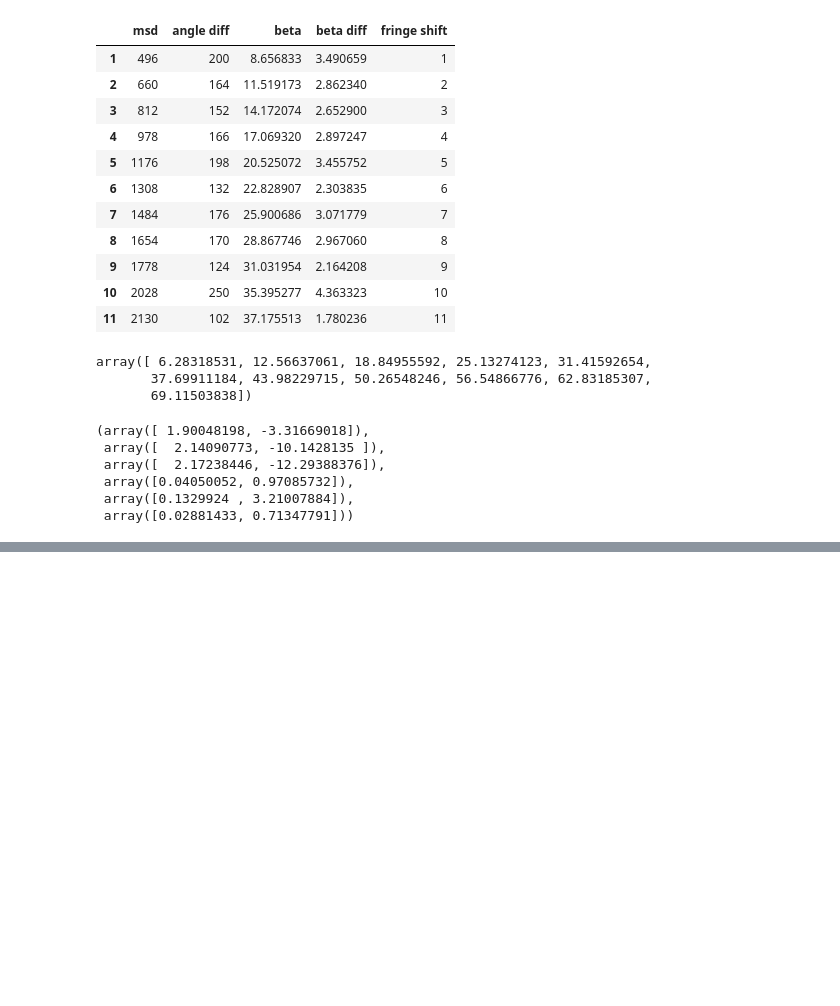
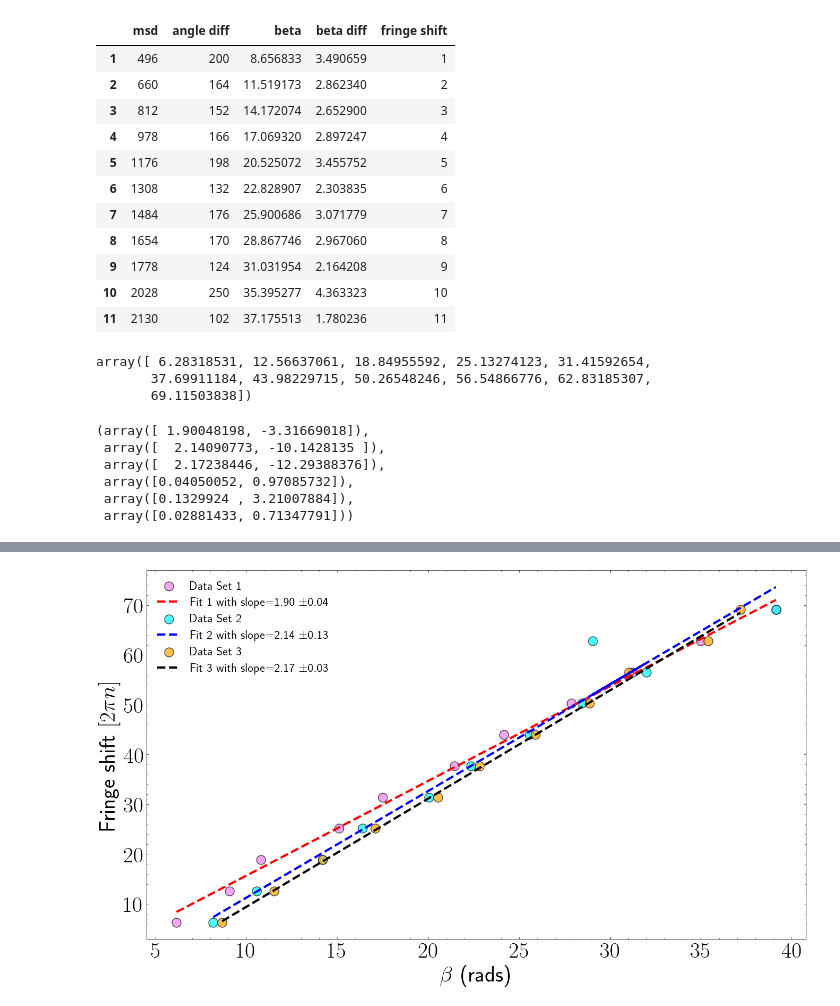
Before and after one commit to TheInvisibleFoe/IISER_notes, a Jupyter notebook: PH4201/GeoPhase/report/analysis.ipynb, the cells around one changed output, grey strips where cells are left out. Saved outputs shown, nothing was run; the diff lists cells and outputs as text; code cells hidden in the pictures; blank space fills up the shorter version.

```diff
--- a/PH4201/GeoPhase/report/analysis.ipynb
+++ b/PH4201/GeoPhase/report/analysis.ipynb
@@ -123,0 +124,14 @@ Text(0, 0.5, 'Fringe shift $[2 \\pi n]$')
+# %%
+plt.figure(figsize=(16,9))
+plt.scatter(beta1, fshift1, color='violet',label='Data Set 1',s=150,alpha=0.7,edgecolor='k')
+plt.plot(beta1, linfit(beta1, *params1), color='r',label=f'Fit 1 with slope={params1[0]:.2f} '+r"$\pm$"+f'{perr1[0]:.2f}',linewidth=3, ls='--')
+plt.scatter(beta2, fshift2, color='cyan',label='Data Set 2',s=150,alpha=0.7,edgecolor='k')
+plt.plot(beta2, linfit(beta2, *params2), color='b',label=f'Fit 2 with slope={params2[0]:.2f} '+r"$\pm$"+f'{perr2[0]:.2f}',linewidth=3, ls='--')
+plt.scatter(beta3, fshift3, color='orange',label='Data Set 3',s=150,alpha=0.7,edgecolor='k')
+plt.plot(beta3, linfit(beta3, *params3), color='k',label=f'Fit 3 with slope={params3[0]:.2f} '+r"$\pm$"+f'{perr3[0]:.2f}',linewidth=3, ls='--')
+plt.legend()
+plt.xlabel(r'$\beta$ (rads)')
+plt.ylabel(r'Fringe shift $[2 \pi n]$')
+plt.savefig('fsb_all.png', dpi=300)
+# %% [output]
+[figure, added]
```
Also changed, not shown: parts of 3 cells of this notebook, 23 other files.
